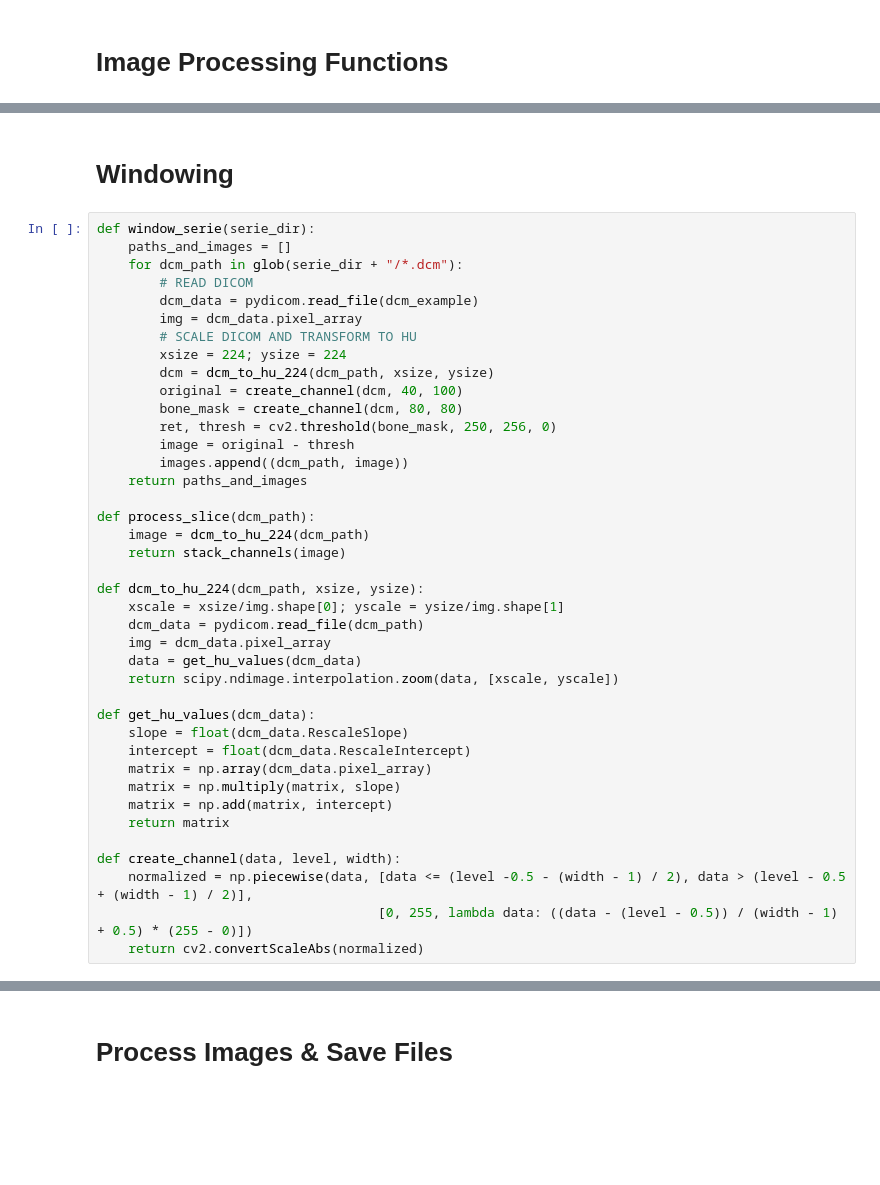
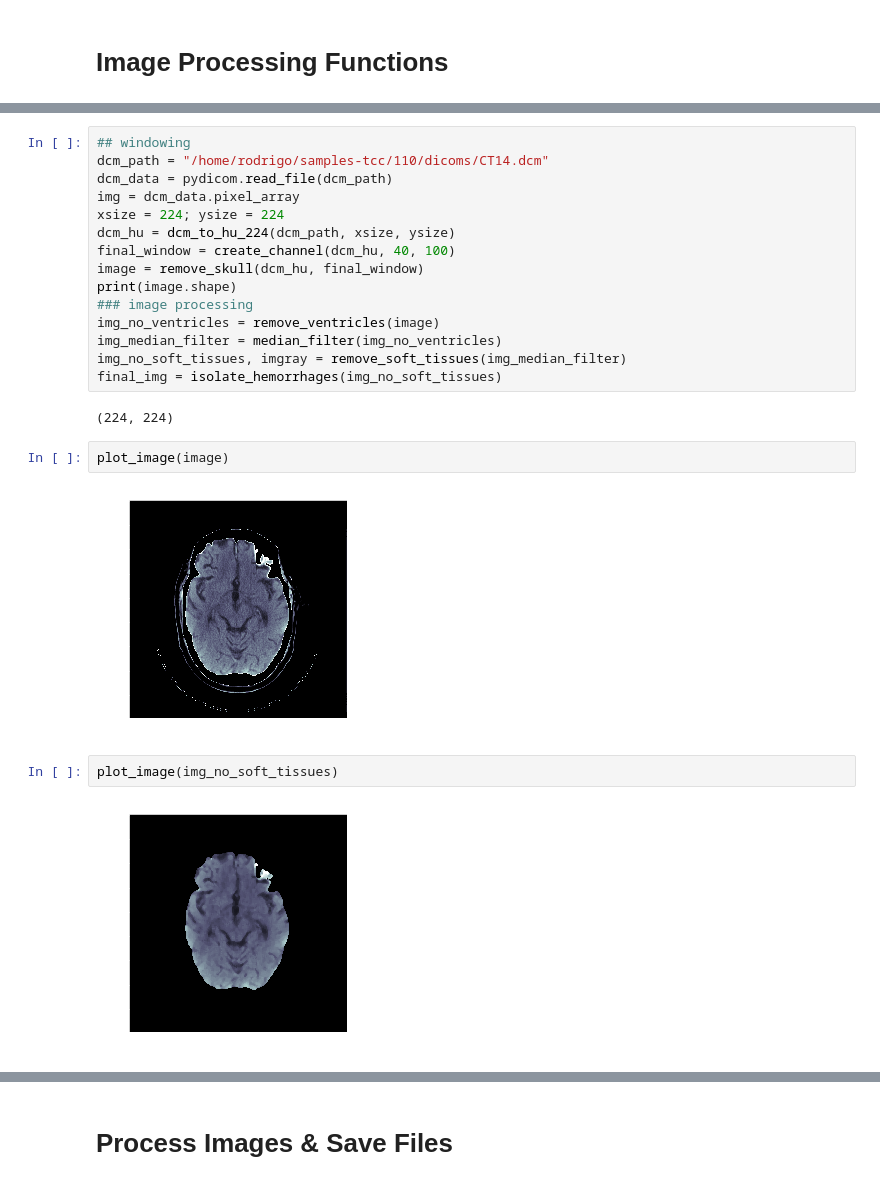
Before and after one commit to PinheiroRodrigo/StrokeDetection, a Jupyter notebook: ProcessImages.ipynb, the cells around one changed output, grey strips where cells are left out. Drawn from its saved outputs; the diff is of its cells as text; blank space fills up the shorter version.

Commit message:
Use windowing to remove skull

```diff
--- a/ProcessImages.ipynb
+++ b/ProcessImages.ipynb
@@ -174,42 +198,25 @@ def process_exam_after_windowing(exam_dir, paths_and_images):
-# %% [markdown]
-# Windowing
-# %%
-def window_serie(serie_dir):
-    paths_and_images = []
-    for dcm_path in glob(serie_dir + "/*.dcm"):
-        # READ DICOM
-        dcm_data = pydicom.read_file(dcm_example)
-        img = dcm_data.pixel_array
-        # SCALE DICOM AND TRANSFORM TO HU
-        xsize = 224; ysize = 224
-        dcm = dcm_to_hu_224(dcm_path, xsize, ysize)
-        original = create_channel(dcm, 40, 100)
-        bone_mask = create_channel(dcm, 80, 80)
-        ret, thresh = cv2.threshold(bone_mask, 250, 256, 0)
-        image = original - thresh
-        images.append((dcm_path, image))
-    return paths_and_images
-
-def process_slice(dcm_path):
-    image = dcm_to_hu_224(dcm_path)
-    return stack_channels(image)
-
-def dcm_to_hu_224(dcm_path, xsize, ysize):
-    xscale = xsize/img.shape[0]; yscale = ysize/img.shape[1]
-    dcm_data = pydicom.read_file(dcm_path)
-    img = dcm_data.pixel_array
-    data = get_hu_values(dcm_data)
-    return scipy.ndimage.interpolation.zoom(data, [xscale, yscale])
-
-def get_hu_values(dcm_data):
-    slope = float(dcm_data.RescaleSlope)
-    intercept = float(dcm_data.RescaleIntercept)
-    matrix = np.array(dcm_data.pixel_array)
-    matrix = np.multiply(matrix, slope)
-    matrix = np.add(matrix, intercept)
-    return matrix
-
-def create_channel(data, level, width):
-    normalized = np.piecewise(data, [data <= (level -0.5 - (width - 1) / 2), data > (level - 0.5 + (width - 1) / 2)],
-                                    [0, 255, lambda data: ((data - (level - 0.5)) / (width - 1) + 0.5) * (255 - 0)])
-    return cv2.convertScaleAbs(normalized)
+# %%
+## windowing
+dcm_path = "/home/rodrigo/samples-tcc/110/dicoms/CT14.dcm"
+dcm_data = pydicom.read_file(dcm_path)
+img = dcm_data.pixel_array
+xsize = 224; ysize = 224
+dcm_hu = dcm_to_hu_224(dcm_path, xsize, ysize)
+final_window = create_channel(dcm_hu, 40, 100)
+image = remove_skull(dcm_hu, final_window)
+print(image.shape)
+### image processing
+img_no_ventricles = remove_ventricles(image)
+img_median_filter = median_filter(img_no_ventricles)
+img_no_soft_tissues, imgray = remove_soft_tissues(img_median_filter)
+final_img = isolate_hemorrhages(img_no_soft_tissues)
+# %% [output]
+(224, 224)
+# %%
+plot_image(image)
+# %% [output]
+[figure, added]
+# %%
+plot_image(img_no_soft_tissues)
+# %% [output]
+[figure, added]
```
Also changed, not shown: parts of 13 cells of this notebook.
